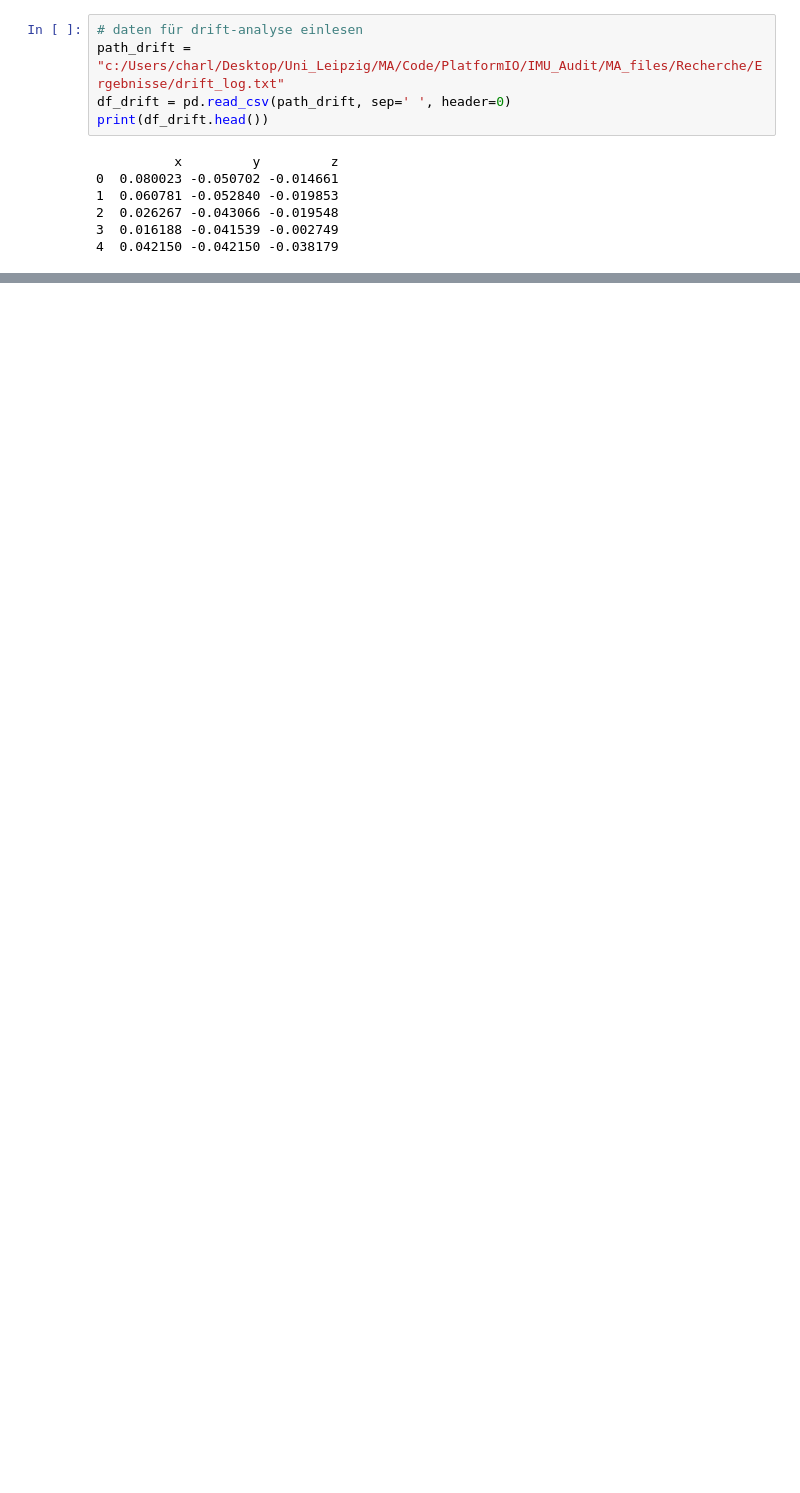
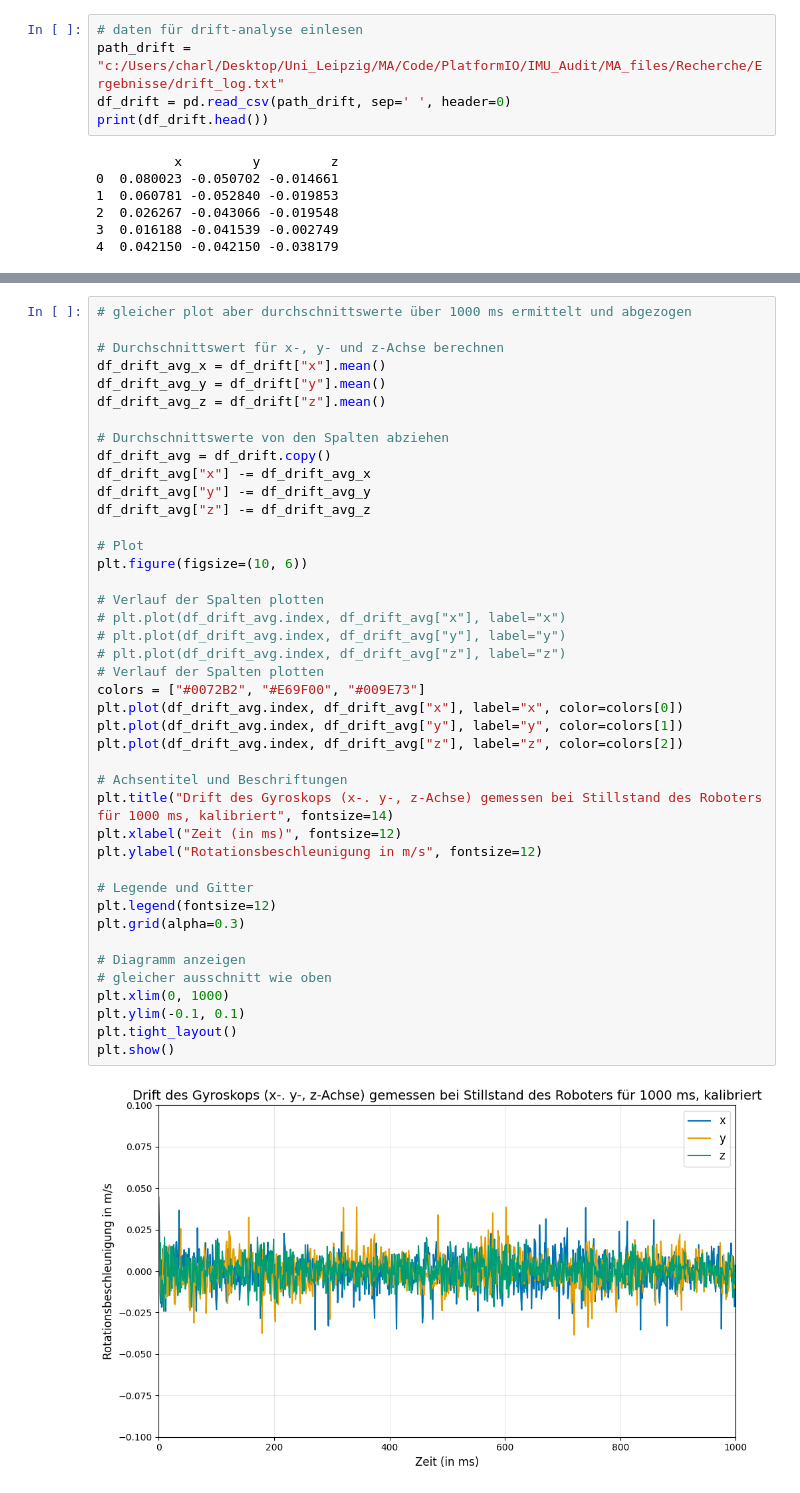
Before and after one commit to charlotte-strg/IMU_Audit, a Jupyter notebook: src/runs_on_pc/ergebnisse_viz.ipynb, the cells around one changed output, grey strips where cells are left out. Saved outputs shown, nothing was run; the diff lists cells and outputs as text; blank space fills up the shorter version.

```diff
--- a/src/runs_on_pc/ergebnisse_viz.ipynb
+++ b/src/runs_on_pc/ergebnisse_viz.ipynb
@@ -369,0 +382,44 @@ plt.show()
+# %%
+# gleicher plot aber durchschnittswerte über 1000 ms ermittelt und abgezogen
+
+# Durchschnittswert für x-, y- und z-Achse berechnen
+df_drift_avg_x = df_drift["x"].mean()
+df_drift_avg_y = df_drift["y"].mean()
+df_drift_avg_z = df_drift["z"].mean()
+
+# Durchschnittswerte von den Spalten abziehen
+df_drift_avg = df_drift.copy()
+df_drift_avg["x"] -= df_drift_avg_x
+df_drift_avg["y"] -= df_drift_avg_y
+df_drift_avg["z"] -= df_drift_avg_z
+
+# Plot
+plt.figure(figsize=(10, 6))
+
+# Verlauf der Spalten plotten
+# plt.plot(df_drift_avg.index, df_drift_avg["x"], label="x")
+# plt.plot(df_drift_avg.index, df_drift_avg["y"], label="y")
+# plt.plot(df_drift_avg.index, df_drift_avg["z"], label="z")
+# Verlauf der Spalten plotten
+colors = ["#0072B2", "#E69F00", "#009E73"]
+plt.plot(df_drift_avg.index, df_drift_avg["x"], label="x", color=colors[0])
+plt.plot(df_drift_avg.index, df_drift_avg["y"], label="y", color=colors[1])
+plt.plot(df_drift_avg.index, df_drift_avg["z"], label="z", color=colors[2])
+
+# Achsentitel und Beschriftungen
+plt.title("Drift des Gyroskops (x-. y-, z-Achse) gemessen bei Stillstand des Roboters für 1000 ms, kalibriert", fontsize=14)
+plt.xlabel("Zeit (in ms)", fontsize=12)
+plt.ylabel("Rotationsbeschleunigung in m/s", fontsize=12)
+
+# Legende und Gitter
+plt.legend(fontsize=12)
+plt.grid(alpha=0.3)
+
+# Diagramm anzeigen
+# gleicher ausschnitt wie oben
+plt.xlim(0, 1000)
+plt.ylim(-0.1, 0.1)
+plt.tight_layout()
+plt.show()
+# %% [output]
+[figure, added]
```
Also changed, not shown: parts of 6 cells of this notebook, 28 other files.
